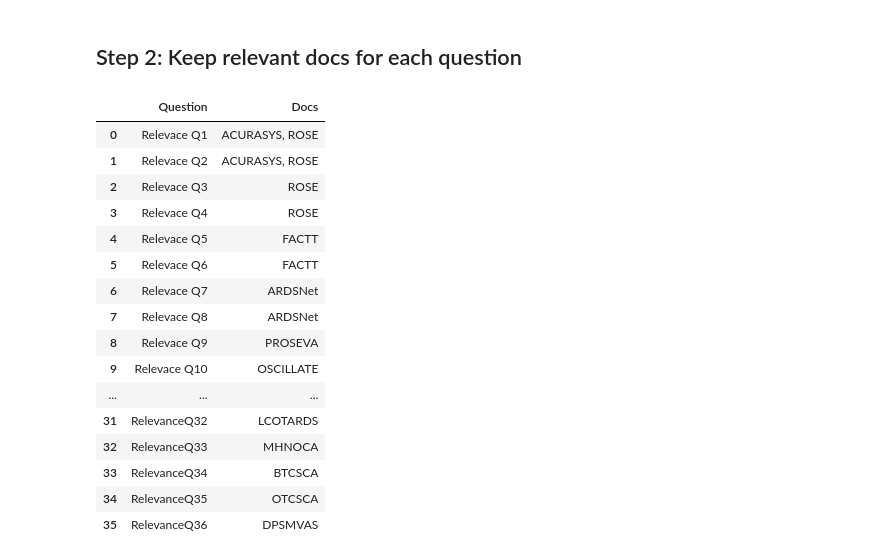
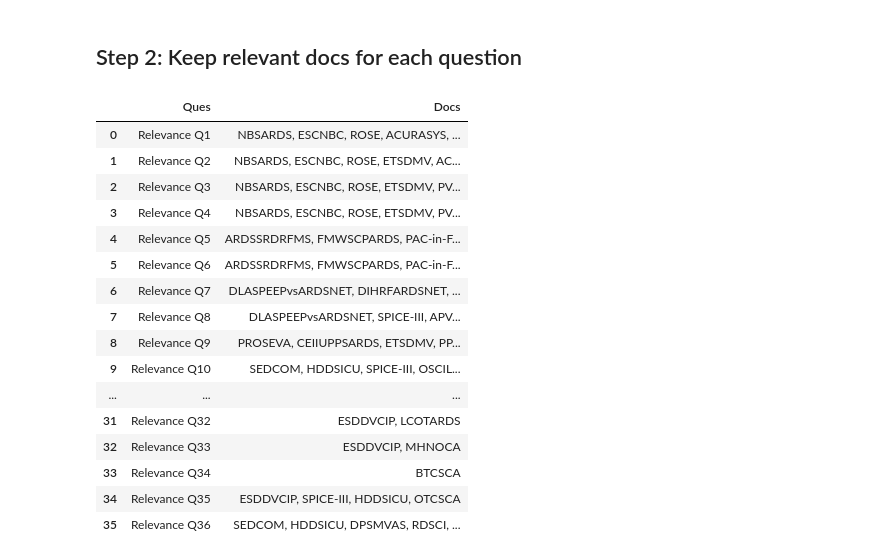
Before and after one commit to suim-park/GraphRAG_experiments, a Jupyter notebook: annotation.ipynb, the cells around one changed output. Drawn from its saved outputs; the diff is of its cells as text; code cells hidden in the pictures.

```diff
--- a/annotation.ipynb
+++ b/annotation.ipynb
@@ -3,8 +3,11 @@
 # %% [markdown]
 ## Step 0: Environment set up
 # %%
-from conn import connect2Googlesheet, get_relevant_documents
-import pandas as pd
+from conn import connect2Googlesheet,get_relevant_documents
+import pandas as pd # type: ignore
+pd.set_option('display.max_colwidth', None)
+pd.set_option('display.max_rows', None)
+pd.set_option('display.max_columns', None)
 # %% [markdown]
 ## Step 1: Load data into a dataframe
 # %%
@@ -23,34 +26,32 @@ df_relevance = pd.DataFrame(data)
 # %%
 relevant_docs_all = {}
 for question in df_relevance.columns[1:]:  # Skip the first column which is 'Document'
     relevant_docs_all[question] = get_relevant_documents(df_relevance, question)
 # Convert the sets to lists and then join them into strings
 for question in relevant_docs_all:
-    relevant_docs_all[question] = ", ".join(relevant_docs_all[question])
+    relevant_docs_all[question] = ', '.join(relevant_docs_all[question])
 
 # Convert the dictionary to a DataFrame
-relevant_docs_df = pd.DataFrame(
-    list(relevant_docs_all.items())[1:], columns=["Question", "Docs"]
-)
+relevant_docs_df = pd.DataFrame(list(relevant_docs_all.items())[2:38], columns=['Ques', 'Docs'])
 
 # save relevant_docs_df as dataframe
-relevant_docs_df.to_csv("relevant_docs.csv", index=True)
+relevant_docs_df.to_csv('./outputs/relevant_docs.csv', index=True)
 relevant_docs_df
 # %% [output]
-|  | Question | Docs |
-| 0 | Relevace Q1 | ACURASYS, ROSE |
-| 1 | Relevace Q2 | ACURASYS, ROSE |
-| 2 | Relevace Q3 | ROSE |
-| 3 | Relevace Q4 | ROSE |
-| 4 | Relevace Q5 | FACTT |
-| 5 | Relevace Q6 | FACTT |
-| 6 | Relevace Q7 | ARDSNet |
-| 7 | Relevace Q8 | ARDSNet |
-| 8 | Relevace Q9 | PROSEVA |
-| 9 | Relevace Q10 | OSCILLATE |
+|  | Ques | Docs |
+| 0 | Relevance Q1 | NBSARDS, ESCNBC, ROSE, ACURASYS, ... |
+| 1 | Relevance Q2 | NBSARDS, ESCNBC, ROSE, ETSDMV, AC... |
+| 2 | Relevance Q3 | NBSARDS, ESCNBC, ROSE, ETSDMV, PV... |
+| 3 | Relevance Q4 | NBSARDS, ESCNBC, ROSE, ETSDMV, PV... |
+| 4 | Relevance Q5 | ARDSSRDRFMS, FMWSCPARDS, PAC-in-F... |
+| 5 | Relevance Q6 | ARDSSRDRFMS, FMWSCPARDS, PAC-in-F... |
+| 6 | Relevance Q7 | DLASPEEPvsARDSNET, DIHRFARDSNET, ... |
+| 7 | Relevance Q8 | DLASPEEPvsARDSNET, SPICE-III, APV... |
+| 8 | Relevance Q9 | PROSEVA, CEIIUPPSARDS, ETSDMV, PP... |
+| 9 | Relevance Q10 | SEDCOM, HDDSICU, SPICE-III, OSCIL... |
 | ... | ... | ... |
-| 31 | RelevanceQ32 | LCOTARDS |
-| 32 | RelevanceQ33 | MHNOCA |
-| 33 | RelevanceQ34 | BTCSCA |
-| 34 | RelevanceQ35 | OTCSCA |
-| 35 | RelevanceQ36 | DPSMVAS |
+| 31 | Relevance Q32 | ESDDVCIP, LCOTARDS |
+| 32 | Relevance Q33 | ESDDVCIP, MHNOCA |
+| 33 | Relevance Q34 | BTCSCA |
+| 34 | Relevance Q35 | ESDDVCIP, SPICE-III, HDDSICU, OTCSCA |
+| 35 | Relevance Q36 | SEDCOM, HDDSICU, DPSMVAS, RDSCI, ... |
```
Also changed, not shown: 43 other files.
